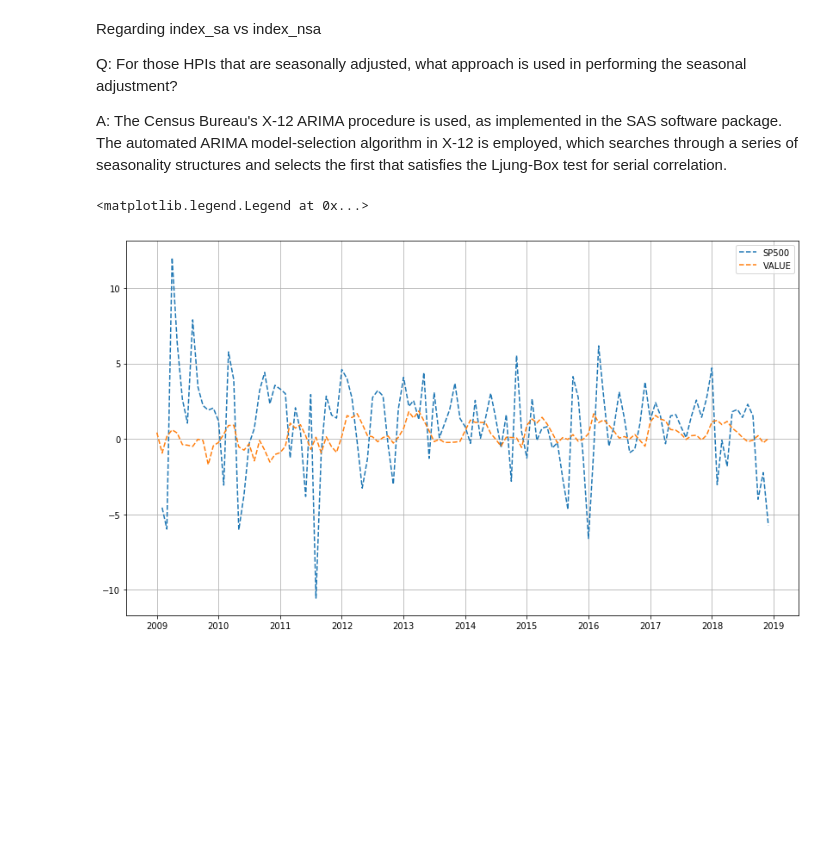
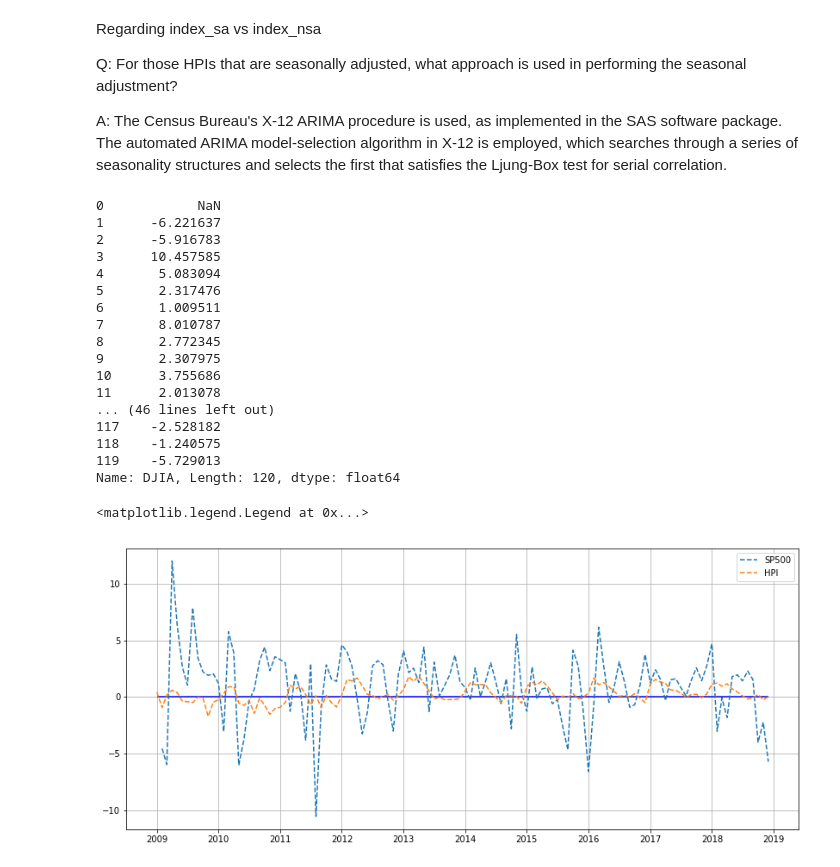
Before and after one commit to bagerson/Group10Project, a Jupyter notebook: readCSV_clean_data.ipynb, the cells around one changed output. Drawn from its saved outputs; the diff is of its cells as text; code cells hidden in the pictures; blank space fills up the shorter version.

Commit message:
Added ben's HPI, now plots it all, and saves all pictures in a folder called pictures

```diff
--- a/readCSV_clean_data.ipynb
+++ b/readCSV_clean_data.ipynb
@@ -9,4 +11,4 @@ file_two = "Resources/NASDAQ100.csv"
 file_three = "Resources/SP500.csv"
 file_four = "Resources/HPI_master.csv"
 #file five is the already processed csv
-file_five = "Resources/US_HPI_pct.csv"
+file_five = "Resources/HPI/US_HPI_pct.csv"
@@ -84,15 +103,11 @@ HPI_df = HPI_df[HPI_df.year <= 2018]
 HPI_df["day"] = 1
 HPI_df["Date"] = pd.to_datetime(HPI_df[["year", "month", "day"]])
 
-
+HPI_y = HPI_df["VALUE"]
+HPI_y = HPI_y.rename("HPI")
 
 #This x_axis shoudl work for all plots now.
 x_axis = HPI_df["Date"]
-
-# #And we create the Y axis from the values of SP500.
-# DJIA_y = DJIA_reorganized["VALUE"].rolling(6).mean()
-# DJIA_y = DJIA_y.rename('DJIA')
-# #plt.plot_date(x_axis, DJIA_y,linewidth=1, linestyle="--", marker="" )
 # %%
 #In order to plot the date, we need a column of "datetime" object and our current columns don't work
 
@@ -110,9 +125,30 @@ DJIA_reorganized["Date"] = pd.to_datetime(DJIA_reorganized[["year", "month", "da
 x_axis = DJIA_reorganized["Date"]
 
 #And we create the Y axis from the values of SP500.
-DJIA_y = DJIA_reorganized["VALUE"].rolling(6).mean()
+# DJIA_y = DJIA_reorganized["VALUE"].rolling(6).mean()
+DJIA_y = DJIA_reorganized["VALUE"]
 DJIA_y = DJIA_y.rename('DJIA')
-#plt.plot_date(x_axis, DJIA_y,linewidth=1, linestyle="--", marker="" )
+
+
+DJIA_y
+# %% [output]
+0            NaN
+1      -6.221637
+2      -5.916783
+3      10.457585
+4       5.083094
+5       2.317476
+6       1.009511
+7       8.010787
+8       2.772345
+9       2.307975
+10      3.755686
+11      2.013078
+... (46 lines left out)
+117    -2.528182
+118    -1.240575
+119    -5.729013
+Name: DJIA, Length: 120, dtype: float64
 # %%
 NAS_reorganized = NAS_df_mean.reset_index()
 
@@ -138,18 +177,22 @@ SP500_y = SP500_reorganized["VALUE"]
 SP500_y = SP500_y.rename('SP500')
 # %%
-plt.figure(figsize=(14,8))
+fig, ax = plt.subplots(figsize=(14,6))
+
 # plt.xkcd()
 plt.grid(which="both")
+
+#Put a horizontal line on the zero line
+plt.hlines(0, x_axis[0], x_axis[len(x_axis)-1], colors='b', linestyles="-")
 
 # plt.plot_date(x_axis, DJIA_y,linewidth=1.5, linestyle="-.", marker="")
 
 # plt.plot_date(x_axis, NAS_y,linewidth=1.5, linestyle=":", marker="")
 
-plt.plot_date(x_axis, SP500_y,linewidth=1.5, linestyle="--", marker="")
+ax.plot_date(x_axis, SP500_y,linewidth=1.5, linestyle="--", marker="")
 
-plt.plot_date(x_axis, HPI_df["VALUE"],linewidth=1.5, linestyle="--", marker="")
+ax.plot_date(x_axis, HPI_y,linewidth=1.5, linestyle="--", marker="")
 
-plt.legend()
+ax.legend()
 # %% [output]
 <matplotlib.legend.Legend at 0x...>
-[figure, old version]
+[figure, new version]
```
Also changed, not shown: parts of 9 cells of this notebook, 22 other files.
